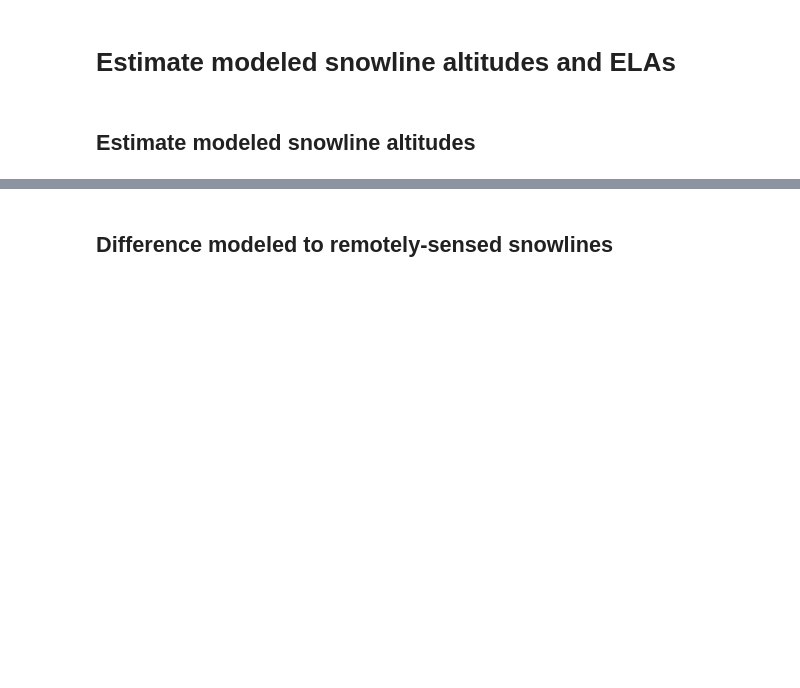
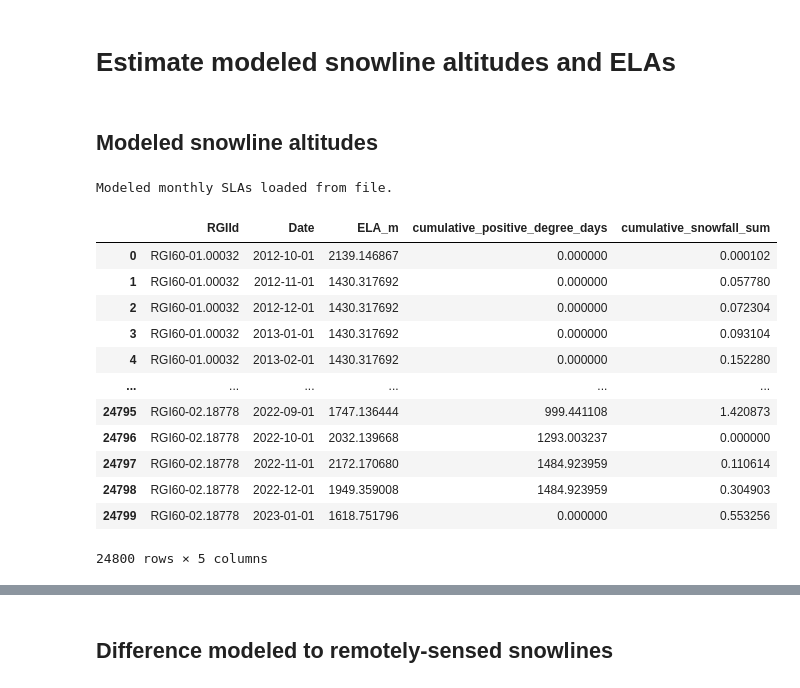
Before and after one commit to RaineyAbe/snow-cover-mapping-application, a Jupyter notebook: notebooks/5_modeled_snowlines.ipynb, the cells around one changed output, grey strips where cells are left out. Cells and saved outputs as stored; diff of their text form; code cells hidden in the pictures; blank space fills up the shorter version.

```diff
--- a/notebooks/5_modeled_snowlines.ipynb
+++ b/notebooks/5_modeled_snowlines.ipynb
@@ -25,5 +23,5 @@ modeled_path = os.path.join(scm_path, 'Rounce_et_al_2023', 'binned')
 # %% [markdown]
-## Estimate modeled snowline altitudes
+## Modeled snowline altitudes
 # %%
 # Functions for linearly extrapolating the ELA when modeled SMB < 0 everywhere
 def linear_fit(x, m, b):
@@ -46,6 +44,9 @@ else:
 
     # load binned model data
     bin_fns = sorted(glob.glob(os.path.join(modeled_path, '*.nc')))
+
+    # load glacier boundaries
+    aois = gpd.read_file(aois_fn)
 
     # remove binned file names for sites without snow cover observations
     aoi_ids = [x[7:] for x in sorted(aois['RGIId'].drop_duplicates().values)]
@@ -84,36 +85,47 @@ else:
             elif any(b_sum[j,:] < 0) & any(b_sum[j,:] > 0):
                 elas[j] = np.interp(0, np.flip(b_sum[j,:]), np.flip(h))
             # If SMB < 0 everywhere, fit a piecewise linear fit and extrapolate for SMB=0
             elif all(b_sum[j,:] < 0):
                 X, y = b_sum[j,:], h
                 elas[j] = extrapolate_ela_linear(X, y, Iend=5)
             else:
                 print('issue')
 
         # compile in dataframe
         df = pd.DataFrame({'Date': times,
                            'ELA_m': elas})
 
         # Because each SMB value represents the total SMB for each month, add 1 month to the dates
         df['Date'] = df['Date'] + pd.DateOffset(months=1)
         df['RGIId'] = rgi_id
 
-        # Add ERA5 data for each date
-        eras_site = eras.loc[eras['RGIId']==rgi_id]
-        eras_site = eras_site[['Date', 'cumulative_positive_degree_days', 'cumulative_snowfall_sum']]
-        df = df.merge(eras_site, on='Date')
         mod_slas_monthly = pd.concat([mod_slas_monthly, df])
 
         i+=1
 
     # Rearrange columns
     mod_slas_monthly = mod_slas_monthly[['RGIId', 'Date', 'ELA_m',
                                          'cumulative_positive_degree_days',
                                          'cumulative_snowfall_sum']]
     # save to file
     mod_slas_monthly.to_csv(mod_slas_monthly_fn, index=False)
-    print('Modeled monthly SLAs saved to file:', mod_elas_monthly_fn)
+    print('Modeled monthly SLAs saved to file:', mod_slas_monthly_fn)
 
 mod_slas_monthly.reset_index(drop=True, inplace=True)
 mod_slas_monthly
+# %% [output]
+Modeled monthly SLAs loaded from file.
+|  | RGIId | Date | ELA_m | cumulative_positive_degree_days | cumulative_snowfall_sum |
+| 0 | RGI60-01.00032 | 2012-10-01 | 2139.146867 | 0.000000 | 0.000102 |
+| 1 | RGI60-01.00032 | 2012-11-01 | 1430.317692 | 0.000000 | 0.057780 |
+| 2 | RGI60-01.00032 | 2012-12-01 | 1430.317692 | 0.000000 | 0.072304 |
+| 3 | RGI60-01.00032 | 2013-01-01 | 1430.317692 | 0.000000 | 0.093104 |
+| 4 | RGI60-01.00032 | 2013-02-01 | 1430.317692 | 0.000000 | 0.152280 |
+| ... | ... | ... | ... | ... | ... |
+| 24795 | RGI60-02.18778 | 2022-09-01 | 1747.136444 | 999.441108 | 1.420873 |
+| 24796 | RGI60-02.18778 | 2022-10-01 | 2032.139668 | 1293.003237 | 0.000000 |
+| 24797 | RGI60-02.18778 | 2022-11-01 | 2172.170680 | 1484.923959 | 0.110614 |
+| 24798 | RGI60-02.18778 | 2022-12-01 | 1949.359008 | 1484.923959 | 0.304903 |
+| 24799 | RGI60-02.18778 | 2023-01-01 | 1618.751796 | 0.000000 | 0.553256 |
+24800 rows × 5 columns
 # %% [markdown]
```
Also changed, not shown: parts of 16 cells of this notebook, 2 other files.
